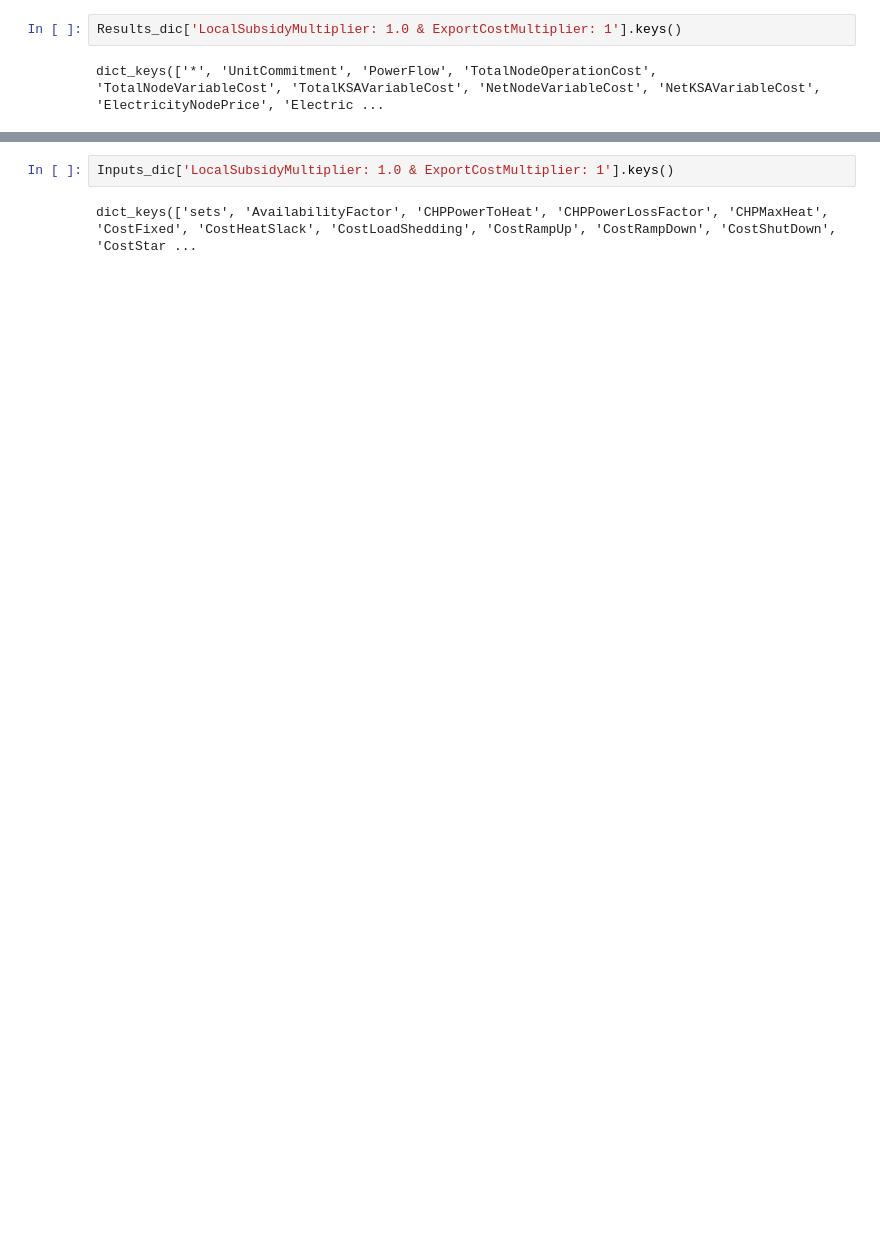
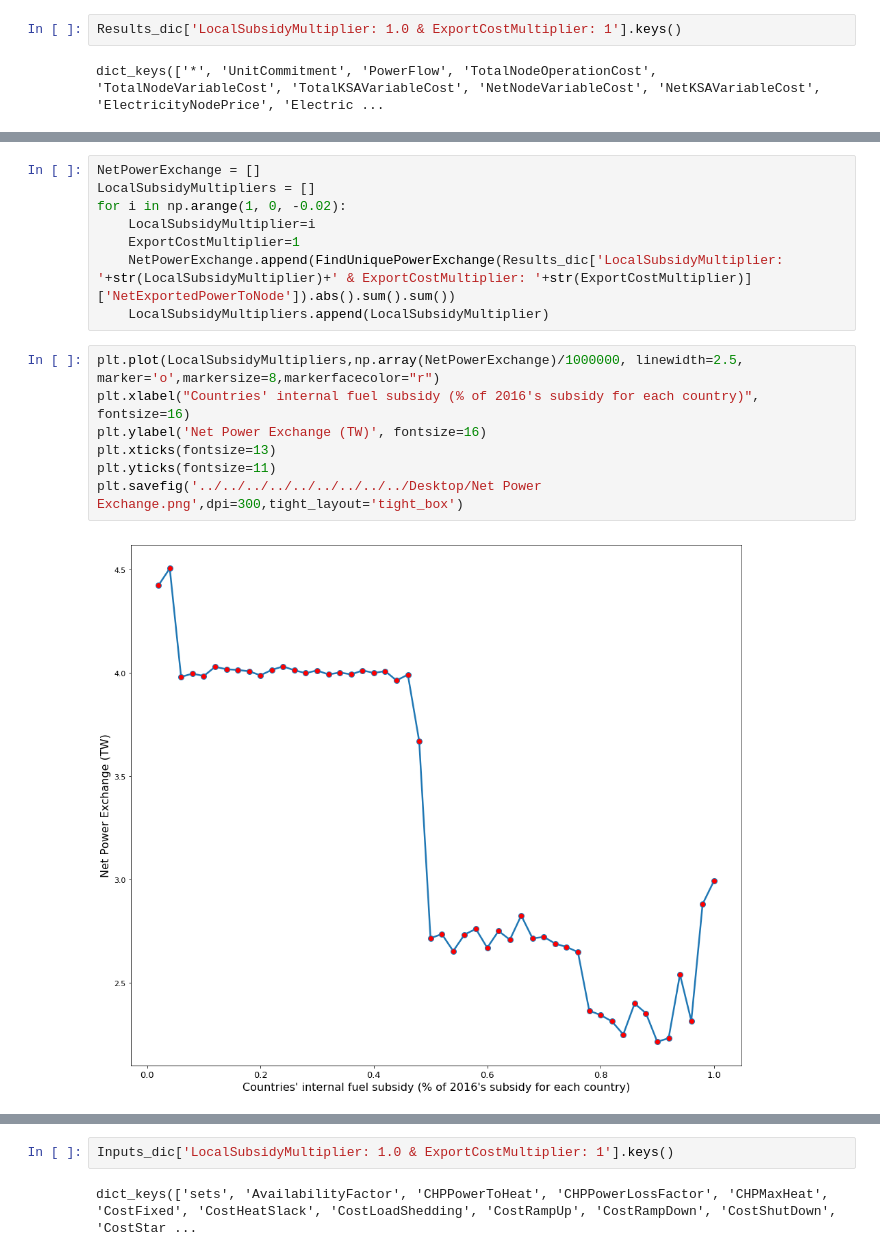
Before and after one commit to AbdullahAlawad/Dispa-SET, a Jupyter notebook: scripts/build_run_read.ipynb, the cells around one changed output, grey strips where cells are left out. Saved outputs shown, nothing was run; the diff lists cells and outputs as text; blank space fills up the shorter version.

```diff
--- a/scripts/build_run_read.ipynb
+++ b/scripts/build_run_read.ipynb
@@ -246,0 +441,17 @@ dict_keys(['LocalSubsidyMultiplier: 1.0 & ExportCostMultiplier: 1', 'LocalSubsid
+# %%
+NetPowerExchange = []
+LocalSubsidyMultipliers = []
+for i in np.arange(1, 0, -0.02):
+    LocalSubsidyMultiplier=i
+    ExportCostMultiplier=1
+    NetPowerExchange.append(FindUniquePowerExchange(Results_dic['LocalSubsidyMultiplier: '+str(LocalSubsidyMultiplier)+' & ExportCostMultiplier: '+str(ExportCostMultiplier)]['NetExportedPowerToNode']).abs().sum().sum())
+    LocalSubsidyMultipliers.append(LocalSubsidyMultiplier)
+# %%
+plt.plot(LocalSubsidyMultipliers,np.array(NetPowerExchange)/1000000, linewidth=2.5, marker='o',markersize=8,markerfacecolor="r")
+plt.xlabel("Countries' internal fuel subsidy (% of 2016's subsidy for each country)", fontsize=16)
+plt.ylabel('Net Power Exchange (TW)', fontsize=16)
+plt.xticks(fontsize=13)
+plt.yticks(fontsize=11)
+plt.savefig('../../../../../../../../../Desktop/Net Power Exchange.png',dpi=300,tight_layout='tight_box')
+# %% [output]
+[figure, added]
```
Also changed, not shown: parts of 77 cells of this notebook, 11 other files.
